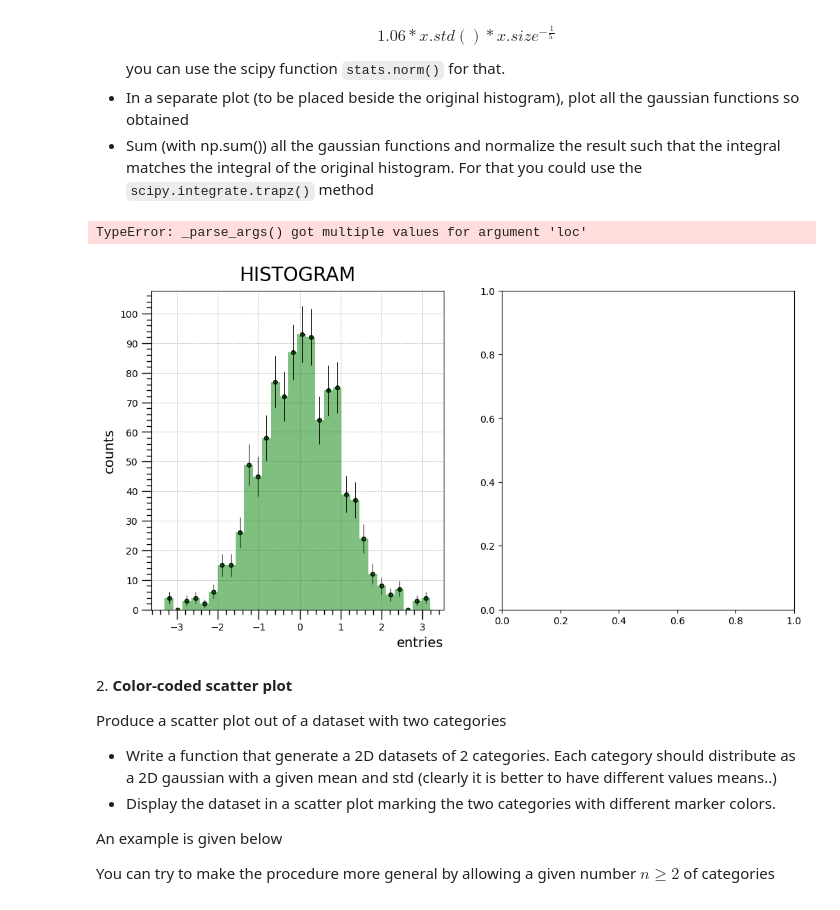
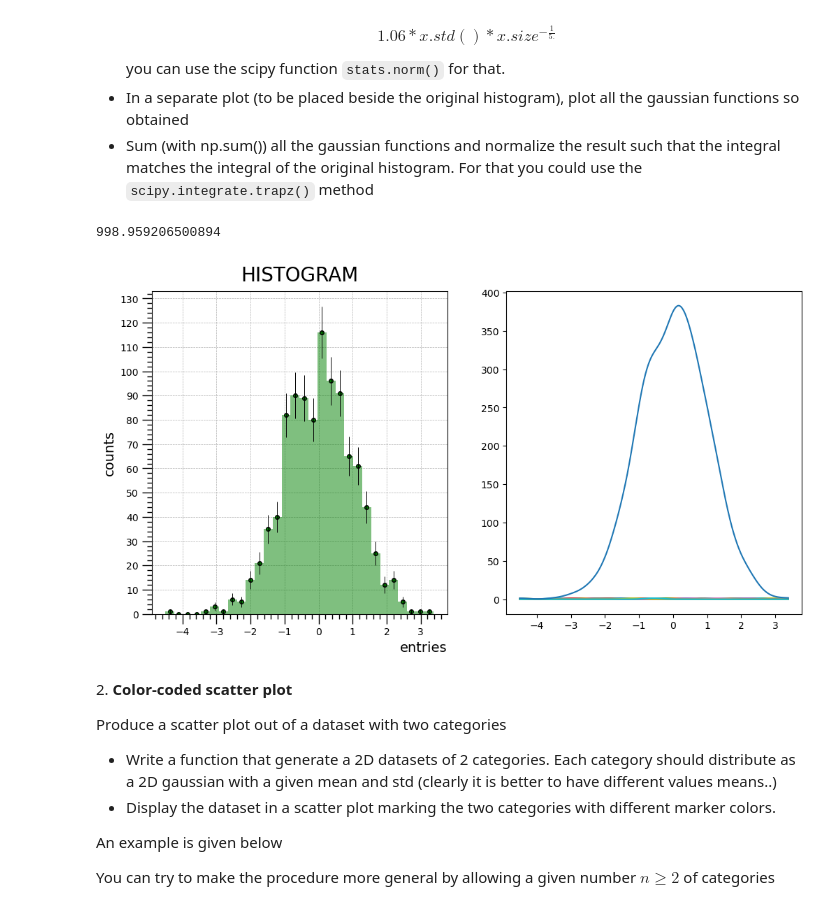
Before and after one commit to andrealorenzetto/LaboratoryOfComputationalPhysics_Y8, a Jupyter notebook: 07ex_Visualization.ipynb, the cells around one changed output. Drawn from its saved outputs; the diff is of its cells as text; code cells hidden in the pictures.

```diff
--- a/07ex_Visualization.ipynb
+++ b/07ex_Visualization.ipynb
@@ -19,6 +19,7 @@ import numpy as np
 import matplotlib.pyplot as plt
 from matplotlib.ticker import AutoMinorLocator, MultipleLocator, FuncFormatter
 import scipy as sp
+
 
 N = 1000
 x = np.random.normal(0,1,N)
@@ -27,36 +28,46 @@ fig, (ax,ax1) = plt.subplots(nrows = 1, ncols = 2, figsize=(12, 6))
 n,bins,_ = ax.hist(x,30, histtype = 'stepfilled', alpha = 0.5, color = 'green', zorder=2)
 
 ax.yaxis.set_major_locator(MultipleLocator(10))
 ax.yaxis.set_minor_locator(AutoMinorLocator(5))
 ax.xaxis.set_major_locator(MultipleLocator(1))
 ax.xaxis.set_minor_locator(AutoMinorLocator(5))
 
 ax.tick_params(which='major', width=1.0)
 ax.tick_params(which='major', length=10)
 ax.tick_params(which='minor', width=1.0, labelsize=10)
 ax.tick_params(which='minor', length=5, labelsize=10, labelcolor='0.25')
 
 ax.grid(linestyle="--", linewidth=0.5, zorder=1)
 
 ax.set_title("HISTOGRAM", fontsize=20, verticalalignment='bottom')
 ax.set_xlabel("entries", fontsize = 14, loc = "right")
 ax.set_ylabel("counts", fontsize = 14, loc = "center")
 
 values = []
 errors = []
 for i in range(len(n)):
     values.append((bins[i+1]+bins[i])/2)
     errors.append(np.sqrt(n[i]))
 ax.plot(values, n, linewidth=0,marker='o', markerfacecolor='g', markeredgecolor='k', markersize = 4)
 ax.errorbar(values,n,errors, fmt = 'none', ecolor = 'k', barsabove = False, elinewidth = 0.7)
 
 std = 1.06*x.std()*len(x)**(-1/5)
 l = np.linspace(x.min(),x.max(),1000)
-pdfs = sp.stats.norm(l, loc = x[0], scale = std)
+KDE = np.zeros(1000)
+for elem in x:
+    pdf = sp.stats.norm.pdf(l, loc = elem, scale = std)
+    ax1.plot(l,pdf)
+    KDE = KDE + pdf
+ax1.plot(l,KDE)
+
+A = np.sum(n)*(bins[1]-bins[0])
+I = np.trapz(KDE,l)
+print(I)
+KDE = KDE/I
 plt.show()
 # %% [output]
-TypeError: _parse_args() got multiple values for argument 'loc'
+998.959206500894
-[figure, old version]
+[figure, new version]
 # %% [markdown]
 2\. **Color-coded scatter plot**
 
```
Also changed, not shown: 1 other file.
